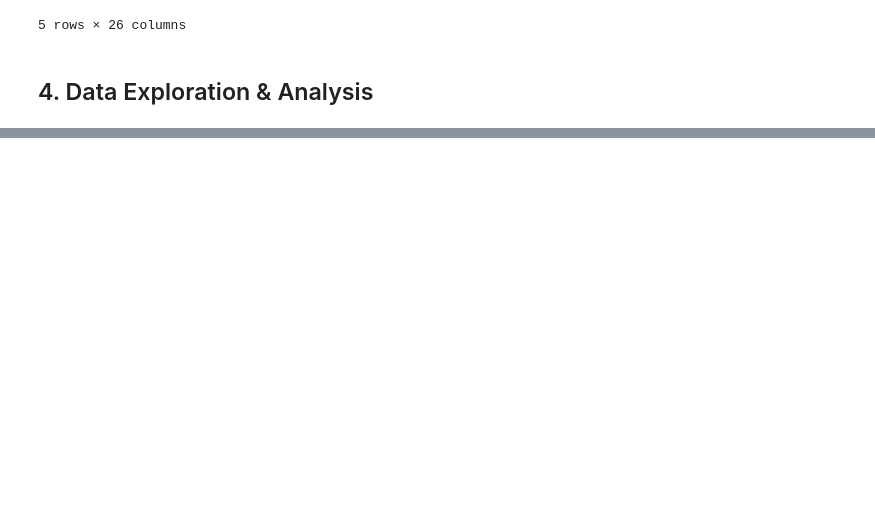
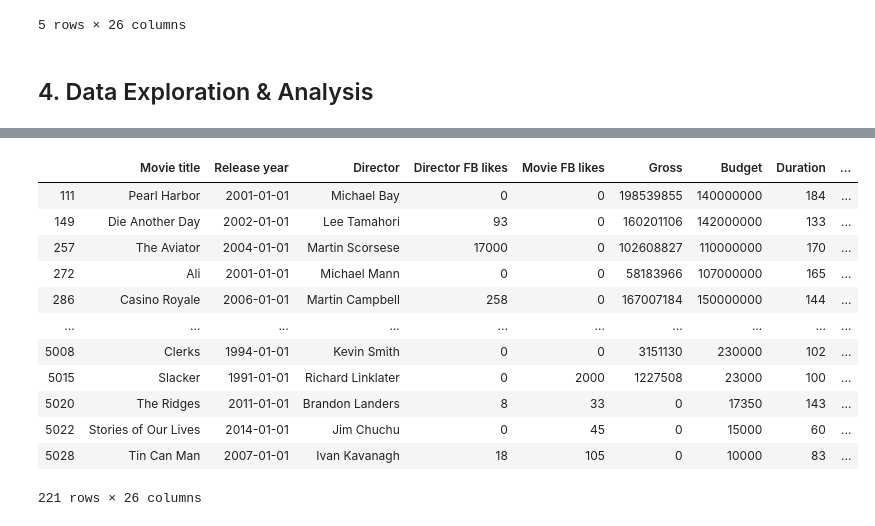
Before and after one commit to Casper-Smet/movie-revenue-predictions, a Jupyter notebook: main.ipynb, the cells around one changed output, grey strips where cells are left out. Saved outputs shown, nothing was run; the diff lists cells and outputs as text; code cells hidden in the pictures; blank space fills up the shorter version.

```diff
--- a/main.ipynb
+++ b/main.ipynb
@@ -154,3 +195,19 @@ df_movies.head()
+# %%
+df_movies[df_movies["Colour"] != "Color"]
+# %% [output]
+|  | Movie title | Release year | Director | Director FB likes | Movie FB likes | Gross | Budget | Duration | ... |
+| 111 | Pearl Harbor | 2001-01-01 | Michael Bay | 0 | 0 | 198539855 | 140000000 | 184 | ... |
+| 149 | Die Another Day | 2002-01-01 | Lee Tamahori | 93 | 0 | 160201106 | 142000000 | 133 | ... |
+| 257 | The Aviator | 2004-01-01 | Martin Scorsese | 17000 | 0 | 102608827 | 110000000 | 170 | ... |
+| 272 | Ali | 2001-01-01 | Michael Mann | 0 | 0 | 58183966 | 107000000 | 165 | ... |
+| 286 | Casino Royale | 2006-01-01 | Martin Campbell | 258 | 0 | 167007184 | 150000000 | 144 | ... |
+| ... | ... | ... | ... | ... | ... | ... | ... | ... | ... |
+| 5008 | Clerks | 1994-01-01 | Kevin Smith | 0 | 0 | 3151130 | 230000 | 102 | ... |
+| 5015 | Slacker | 1991-01-01 | Richard Linklater | 0 | 2000 | 1227508 | 23000 | 100 | ... |
+| 5020 | The Ridges | 2011-01-01 | Brandon Landers | 8 | 33 | 0 | 17350 | 143 | ... |
+| 5022 | Stories of Our Lives | 2014-01-01 | Jim Chuchu | 0 | 45 | 0 | 15000 | 60 | ... |
+| 5028 | Tin Can Man | 2007-01-01 | Ivan Kavanagh | 18 | 105 | 0 | 10000 | 83 | ... |
+221 rows × 26 columns
 # %%
 # df_movies.describe(include = "all")
 # %%
```
Also changed, not shown: parts of 6 cells of this notebook.
